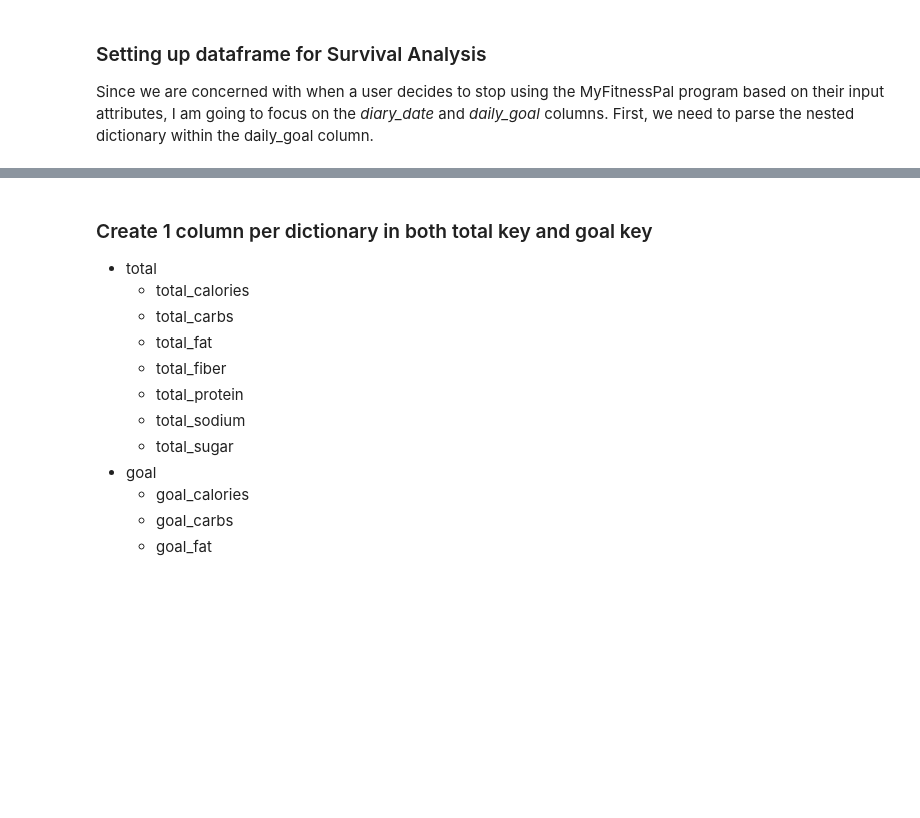
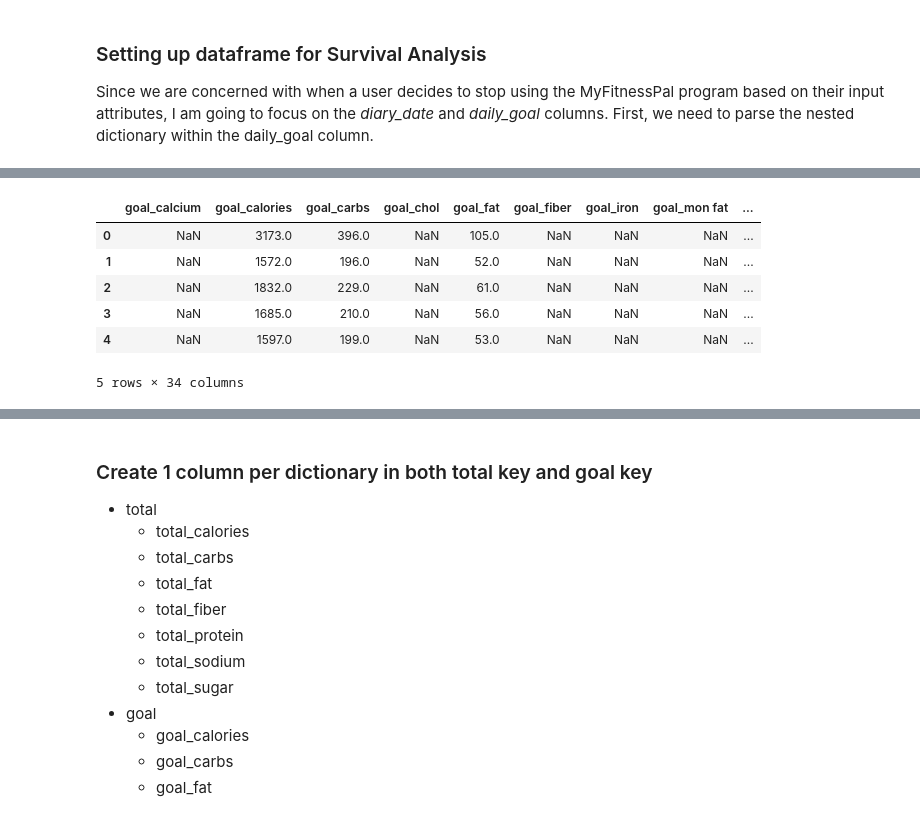
Before and after one commit to rokaandy/mfp-nutrition-survival-analysis, a Jupyter notebook: nutrition.ipynb, the cells around one changed output, grey strips where cells are left out. Cells and saved outputs as stored; diff of their text form; code cells hidden in the pictures; blank space fills up the shorter version.

```diff
--- a/nutrition.ipynb
+++ b/nutrition.ipynb
@@ -47,4 +66,4 @@ mark = data.drop(['userid', 'diary_date','food_entries'], axis=1)
 # %%
 # Loading into json format for extraction
-target = json.loads(goals['daily_goal'][0])
+target = json.loads(mark['daily_goal'][0])
 target
@@ -88,7 +104,15 @@ def parsed_dict():
 # %%
 # Putting it back into a pandas dataframe
-new_mark = pd.DataFrame(parsed_dict())
+new_mark = pd.DataFrame(full_list)
 new_mark.head()
+# %% [output]
+|  | goal_calcium | goal_calories | goal_carbs | goal_chol | goal_fat | goal_fiber | goal_iron | goal_mon fat | ... |
+| 0 | NaN | 3173.0 | 396.0 | NaN | 105.0 | NaN | NaN | NaN | ... |
+| 1 | NaN | 1572.0 | 196.0 | NaN | 52.0 | NaN | NaN | NaN | ... |
+| 2 | NaN | 1832.0 | 229.0 | NaN | 61.0 | NaN | NaN | NaN | ... |
+| 3 | NaN | 1685.0 | 210.0 | NaN | 56.0 | NaN | NaN | NaN | ... |
+| 4 | NaN | 1597.0 | 199.0 | NaN | 53.0 | NaN | NaN | NaN | ... |
+5 rows × 34 columns
 # %%
 # Merging the original dataframe with the newly parsed daily_goal column
 con = pd.concat([data, new_mark], axis=1)
```
Also changed, not shown: parts of 31 cells of this notebook, 1 other file.
